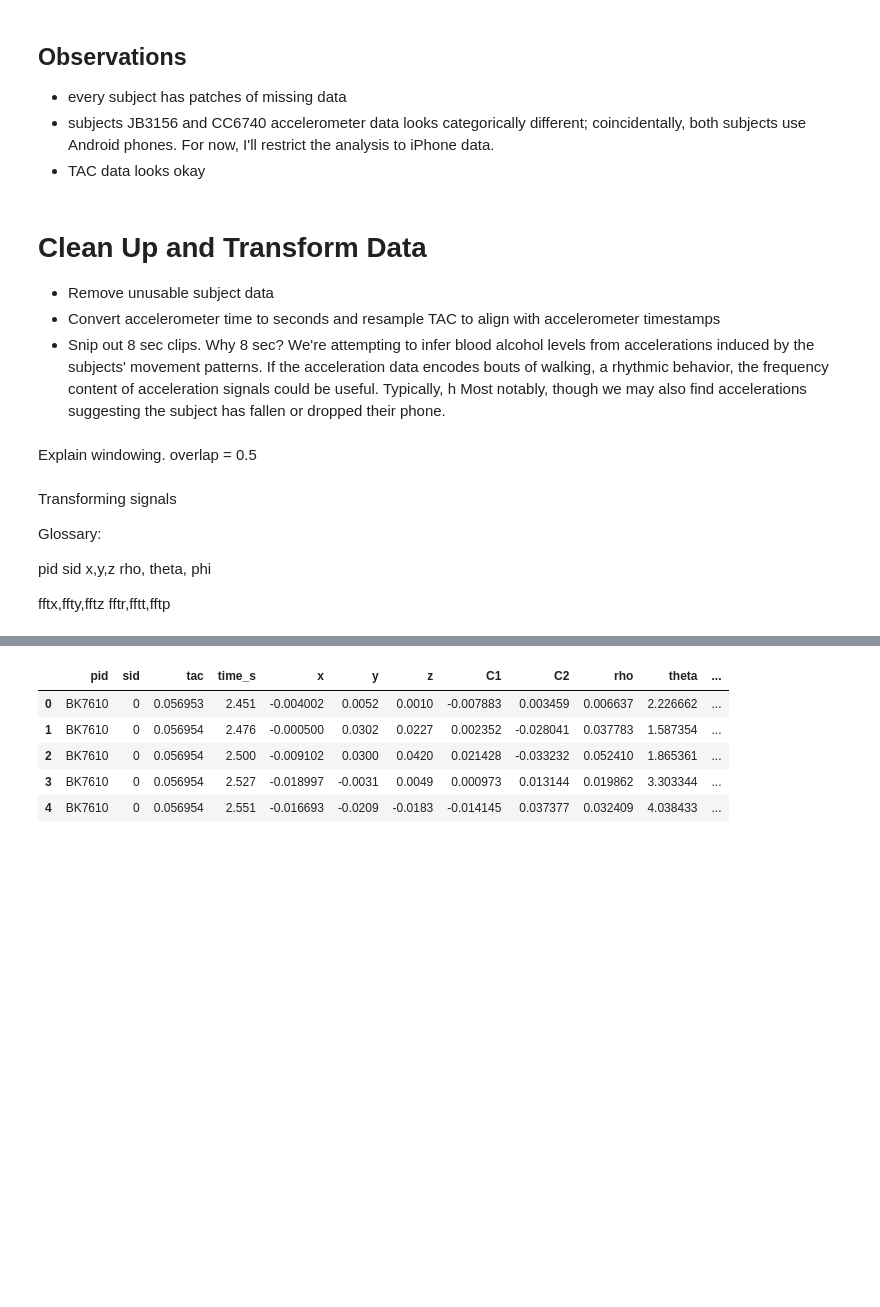
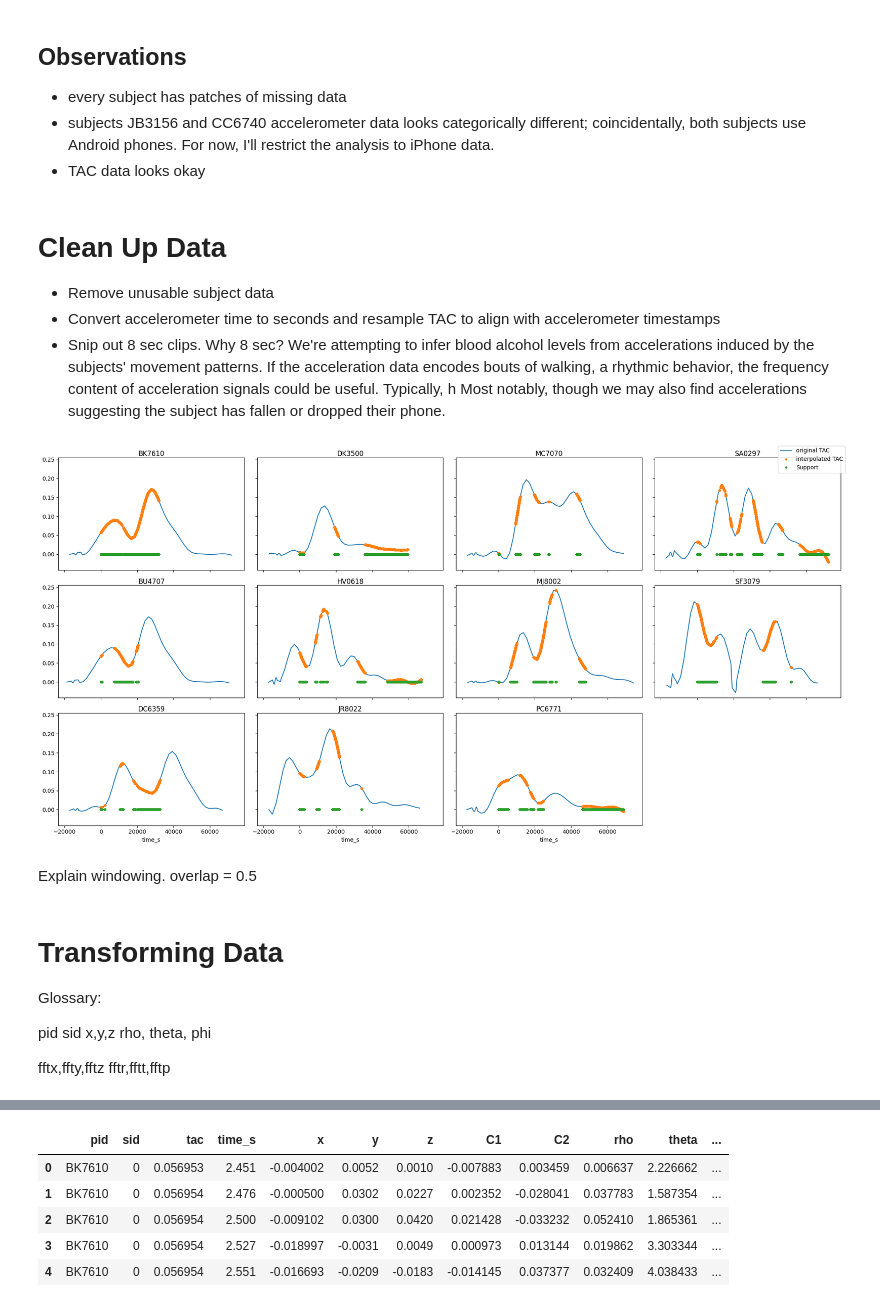
Before and after one commit to eatai/bar_crawl, a Jupyter notebook: BarCrawl_Classification.ipynb, the cells around one changed output, grey strips where cells are left out. Cells and saved outputs as stored; diff of their text form; code cells hidden in the pictures; blank space fills up the shorter version.

```diff
--- a/BarCrawl_Classification.ipynb
+++ b/BarCrawl_Classification.ipynb
@@ -188,7 +182,7 @@ plt.show()
  - subjects JB3156 and CC6740 accelerometer data looks categorically different; coincidentally, both subjects use Android phones. For now, I'll restrict the analysis to iPhone data.
  - TAC data looks okay
 # %% [markdown]
-# Clean Up and Transform Data
+# Clean Up Data
 
  - Remove unusable subject data
  - Convert accelerometer time to seconds and resample TAC to align with accelerometer timestamps
@@ -220,28 +214,34 @@ for pid in pid_list:
 # %%
 fig, ax = plt.subplots(3,4, figsize=(20, 10), sharex=True, sharey=True)
 
 for k, pid in enumerate(pid_list):
-    tac_df[pid].plot(x='time_s', y = 'TAC_Reading', ax = ax[k%3, int(np.floor(k/3))], \
+    i,j = k%3, int(np.floor(k/3))
+    tac_df[pid].plot(x='time_s', y = 'TAC_Reading', ax = ax[i,j], \
                                      legend=False)
-    acc_df[pid].plot(x='time_s', y = 'tac', ax = ax[k%3, int(np.floor(k/3))], \
+    acc_df[pid].plot(x='time_s', y = 'tac', ax = ax[i,j], \
                                      marker = '.', linestyle = 'none',\
                                      legend=False)
-    ax[k%3, int(np.floor(k/3))].plot(acc_df[pid].time_s, np.zeros(len(acc_df[pid].time_s)), \
+    ax[i,j].plot(acc_df[pid].time_s, np.zeros(len(acc_df[pid].time_s)), \
                                                     marker = '.', linestyle = 'none')
-
-    ax[k%3, int(np.floor(k/3))].set_title(pid, pad = -10)
+    ax[i,j].text(0.9, 0.9, pid,
+        horizontalalignment='right',
+        verticalalignment='bottom',
+        transform=ax[i,j].transAxes)
 
 lines = ax[0,0].get_lines()
 labels = ['original TAC', 'interpolated TAC', 'Support']
 fig.legend(lines, labels)
 
 fig.delaxes(ax[2,3])
 plt.tight_layout()
 plt.show()
+# %% [output]
+[figure, added]
 # %% [markdown]
 Explain windowing. overlap = 0.5
 # %% [markdown]
-Transforming signals
+<a id='transform'></a>
+# Transforming Data
 
 Glossary:
 
```
Also changed, not shown: parts of 58 cells of this notebook, 2 other files.
